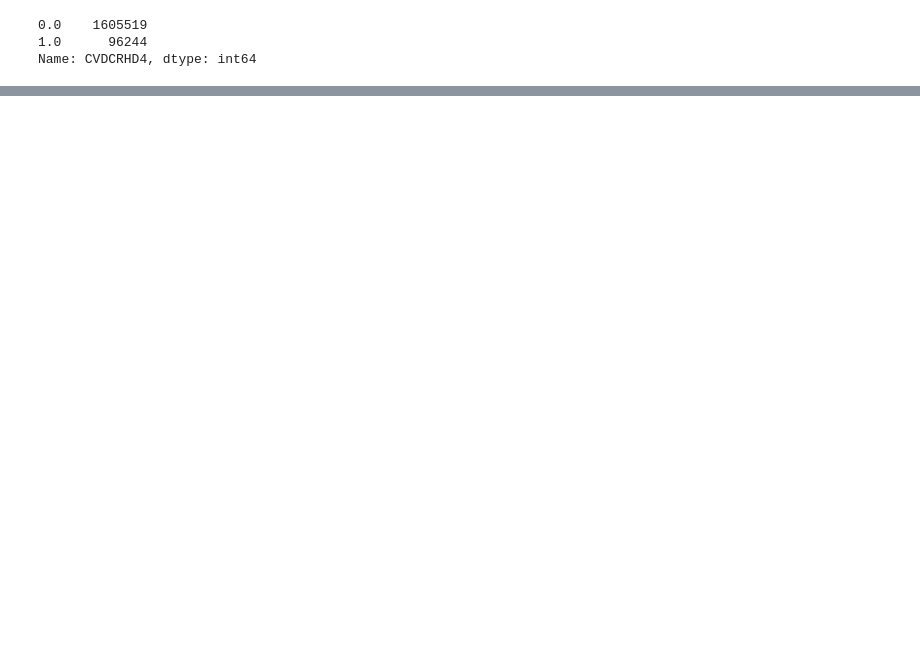
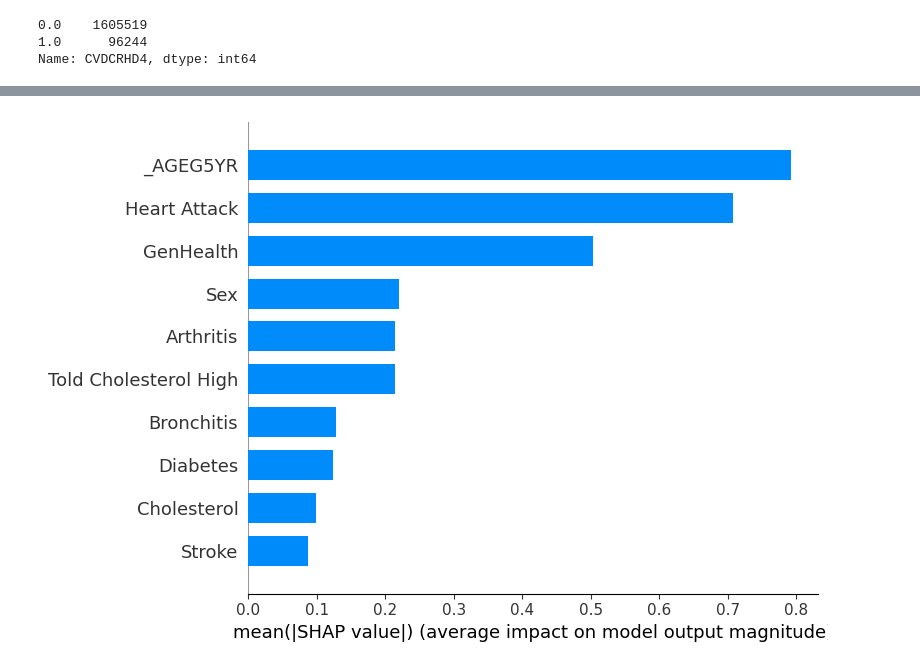
Before and after one commit to daniel-zm-fang/Heart-Disease-Prediction, a Jupyter notebook: exploratory scripts/exploration_5.ipynb, the cells around one changed output, grey strips where cells are left out. Saved outputs shown, nothing was run; the diff lists cells and outputs as text; code cells hidden in the pictures; blank space fills up the shorter version.

```diff
--- a/exploratory scripts/exploration_5.ipynb
+++ b/exploratory scripts/exploration_5.ipynb
@@ -66,3 +83,7 @@ Text(0.5, 1.0, 'Feature Importance')
+# %%
+shap.summary_plot(shap_values, X_test, feature_names=feature_cols, plot_type='bar', max_display=10)
+# %% [output]
+[figure, added]
 # %%
 preds = model.predict(X_test)
 print(accuracy_score(y_test, preds))
```
Also changed, not shown: parts of 8 cells of this notebook, 6 other files.
